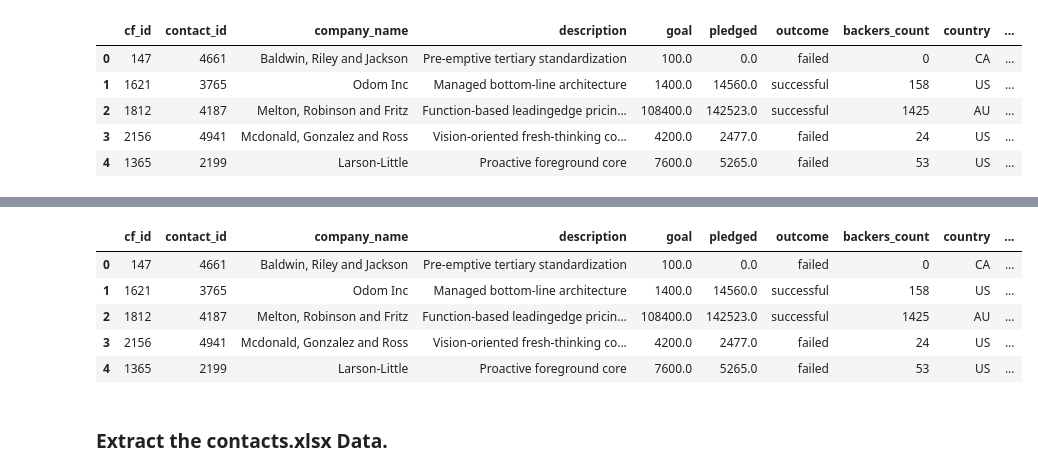
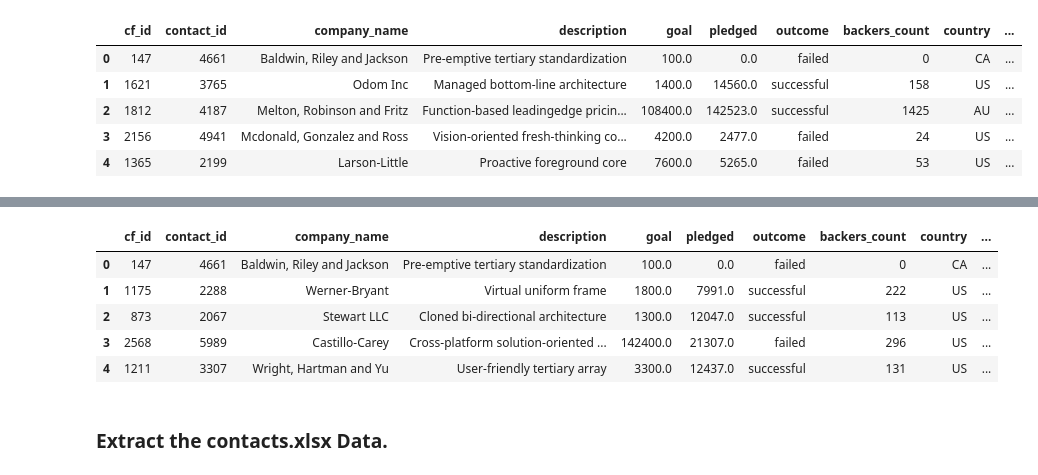
Before and after one commit to Yasmin-9/Crowdfunding_ETL, a Jupyter notebook: ETL_M_P_Audrey's copy.ipynb, the cells around one changed output, grey strips where cells are left out. Cells and saved outputs as stored; diff of their text form; code cells hidden in the pictures.

```diff
--- a/ETL_Mini_Project_Audrey's copy.ipynb
+++ b/ETL_M_P_Audrey's copy.ipynb
@@ -116,10 +116,9 @@ print(subcategory_ids)
 [ 1  2  3  4  5  6  7  8  9 10 11 12 13 14 15 16 17 18 19 20 21 22 23 24]
 # %%
 # Use a list comprehension to add "cat" to each category_id.
-cat_ids =
-
+cat_ids = ['cat' + str(id) for id in category_ids ]
 # Use a list comprehension to add "subcat" to each subcategory_id.
-
+scat_ids = ['subcat' + str(scatid) for scatid in subcategory_ids]
 
 print(cat_ids)
 print(scat_ids)
@@ -128,7 +128,9 @@ SyntaxError: invalid syntax (3248834995.py, line 2)
 # %%
 # Create a category DataFrame with the category_id array as the category_id and categories list as the category name.
+category_df = pd.DataFrame({"category_id": cat_ids, "category": categories})
 
 # Create a category DataFrame with the subcategory_id array as the subcategory_id and subcategories list as the subcategory name.
+subcategory_df = pd.DataFrame({"subcategory_id" : scat_ids, "subcategory" : subcategories})
 # %%
 category_df
 # %% [output]
@@ -247,9 +249,10 @@ dtype: object
 # %%
 # Format the launched_date and end_date columns to datetime format
 from datetime import datetime as dt
-campaign_df['launched_at'] = pd.to_datetime(campaign_df['launched_at'], utc=True)
-campaign_df['deadline'] = pd.to_datetime(campaign_df['deadline'], utc=True)
-
+campaign_df["launched_at"] = pd.to_datetime(campaign_df["launched_at"], unit='s').dt.strftime('%Y-%m-%d')
+#campaign_df['launched_at'] = campaign_df['launched_at'].dt.strftime('%Y-%m-%d')
+campaign_df["deadline"] = pd.to_datetime(campaign_df["deadline"], unit='s').dt.strftime('%Y-%m-%d')
+#campaign_df['deadline'] = campaign_df['deadline'].dt.strftime('%Y-%m-%d')
 # Rename the "launched_at" column to "launch_date"
 campaign_df.rename(columns={'launched_at': 'launch_date'}, inplace=True)
 
@@ -275,14 +283,14 @@ NameError: name 'category_df' is not defined
 # %%
 # Drop unwanted columns
-unwanted_columns = ['column1', 'column2', 'column3']
+unwanted_columns = ['category & sub-category', 'category', 'subcategory', 'staff_pick', 'spotlight']
 campaign_cleaned_df = merged_df.drop(unwanted_columns, axis=1)
 campaign_cleaned_df.head()
 # %% [output]
 |  | cf_id | contact_id | company_name | description | goal | pledged | outcome | backers_count | country | ... |
 | 0 | 147 | 4661 | Baldwin, Riley and Jackson | Pre-emptive tertiary standardization | 100.0 | 0.0 | failed | 0 | CA | ... |
-| 1 | 1621 | 3765 | Odom Inc | Managed bottom-line architecture | 1400.0 | 14560.0 | successful | 158 | US | ... |
-| 2 | 1812 | 4187 | Melton, Robinson and Fritz | Function-based leadingedge pricin... | 108400.0 | 142523.0 | successful | 1425 | AU | ... |
-| 3 | 2156 | 4941 | Mcdonald, Gonzalez and Ross | Vision-oriented fresh-thinking co... | 4200.0 | 2477.0 | failed | 24 | US | ... |
-| 4 | 1365 | 2199 | Larson-Little | Proactive foreground core | 7600.0 | 5265.0 | failed | 53 | US | ... |
+| 1 | 1175 | 2288 | Werner-Bryant | Virtual uniform frame | 1800.0 | 7991.0 | successful | 222 | US | ... |
+| 2 | 873 | 2067 | Stewart LLC | Cloned bi-directional architecture | 1300.0 | 12047.0 | successful | 113 | US | ... |
+| 3 | 2568 | 5989 | Castillo-Carey | Cross-platform solution-oriented ... | 142400.0 | 21307.0 | failed | 296 | US | ... |
+| 4 | 1211 | 3307 | Wright, Hartman and Yu | User-friendly tertiary array | 3300.0 | 12437.0 | successful | 131 | US | ... |
 # %%
 # Export the DataFrame as a CSV file.
```
Also changed, not shown: parts of 6 cells of this notebook.
